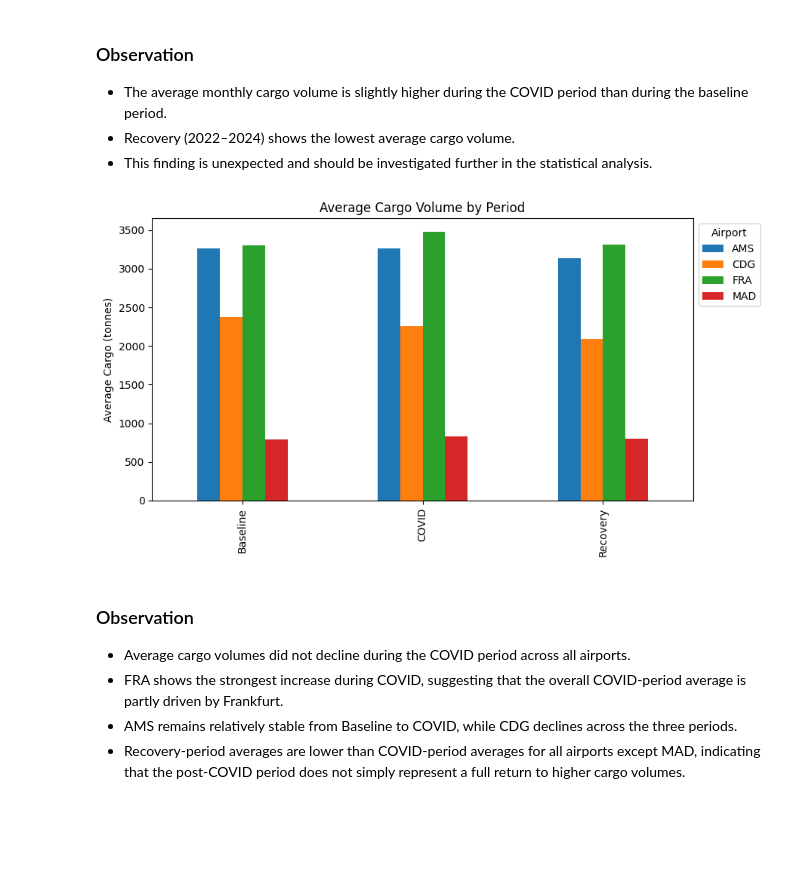
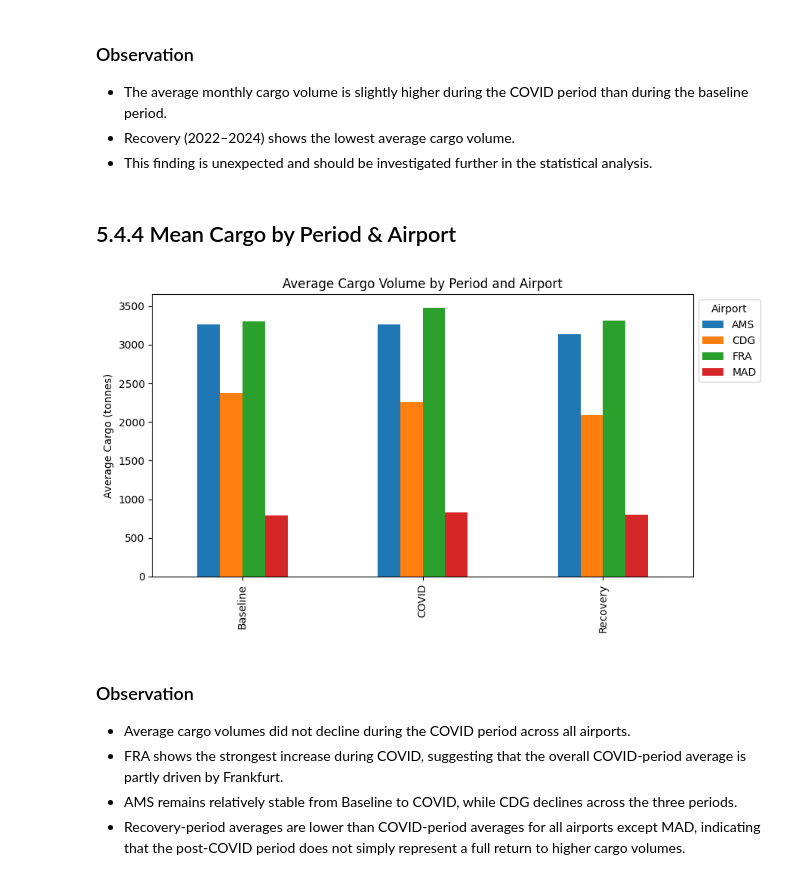
Before and after one commit to h-albrecht-ams/Capstone-Project, a Jupyter notebook: python/01_cargo_analysis.ipynb, the cells around one changed output. Drawn from its saved outputs; the diff is of its cells as text; code cells hidden in the pictures; blank space fills up the shorter version.

```diff
--- a/python/01_cargo_analysis.ipynb
+++ b/python/01_cargo_analysis.ipynb
@@ -1407,6 +1407,8 @@ plt.show()
 - The average monthly cargo volume is slightly higher during the COVID period than during the baseline period.
 - Recovery (2022–2024) shows the lowest average cargo volume.
 - This finding is unexpected and should be investigated further in the statistical analysis.
+# %% [markdown]
+## 5.4.4 Mean Cargo by Period & Airport
 # %%
 period_airport = (
     cargo_period
@@ -1415,35 +1417,35 @@ period_airport = (
     .reset_index()
 )
 
 period_order = ["Baseline", "COVID", "Recovery"]
 
 pivot = (
     period_airport
     .pivot(index="period", columns="origin_iata", values="cargo")
     .reindex(period_order)
 )
 
 pivot = pivot[["AMS", "CDG", "FRA", "MAD"]]
 
 pivot.plot(
     kind="bar",
     figsize=(9,5)
 )
 
-plt.title("Average Cargo Volume by Period")
+plt.title("Average Cargo Volume by Period and Airport")
 plt.xlabel("")
 plt.ylabel("Average Cargo (tonnes)")
 plt.legend(
     title="Airport",
     loc="upper left",
     bbox_to_anchor=(1, 1)
     )
 
 
 plt.tight_layout()
 plt.show()
 # %% [output]
-[figure, old version]
+[figure, new version]
 # %% [markdown]
 ### Observation
 
```
Also changed, not shown: parts of 85 cells of this notebook.
